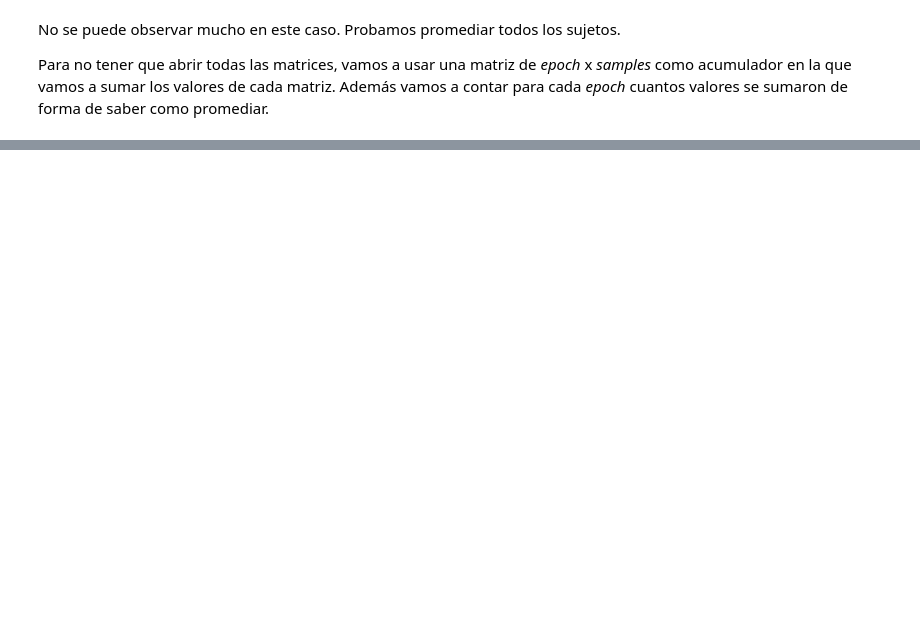
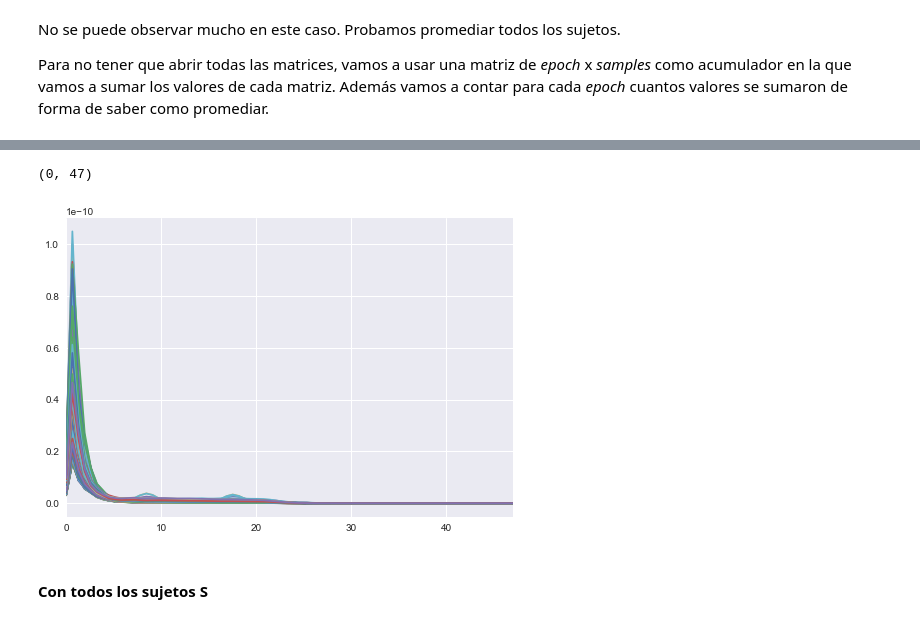
Before and after one commit to m2march/ciencia_datos, a Jupyter notebook: tp2/tp2.ipynb, the cells around one changed output, grey strips where cells are left out. Cells and saved outputs as stored; diff of their text form; code cells hidden in the pictures; blank space fills up the shorter version.

```diff
--- a/tp2/tp2.ipynb
+++ b/tp2/tp2.ipynb
@@ -166,0 +161,22 @@ dataset/S10.mat (767, 256, 201)
+# %%
+suma = np.zeros((N_ELECTRODOS, len(f)))
+# %%
+cant_p = 0
+for nombre_matriz in todas_las_matrices:
+    if os.path.basename(nombre_matriz).startswith('P'):
+        data = sio.loadmat(nombre_matriz)['data']
+        f, Pxx = scs.welch(data, fs=freq_sample, axis=2)
+        mean_epoch = np.mean(Pxx, axis=0)
+        suma += mean_epoch
+        cant_p += 1
+# %%
+promedio = suma / cant_p
+# %%
+for i in range(N_ELECTRODOS):
+    plot(f, promedio[i, :])
+xlim(0, 47)
+# %% [output]
+(0, 47)
+[figure, added]
+# %% [markdown]
+#### Con todos los sujetos S
```
Also changed, not shown: parts of 27 cells of this notebook.
